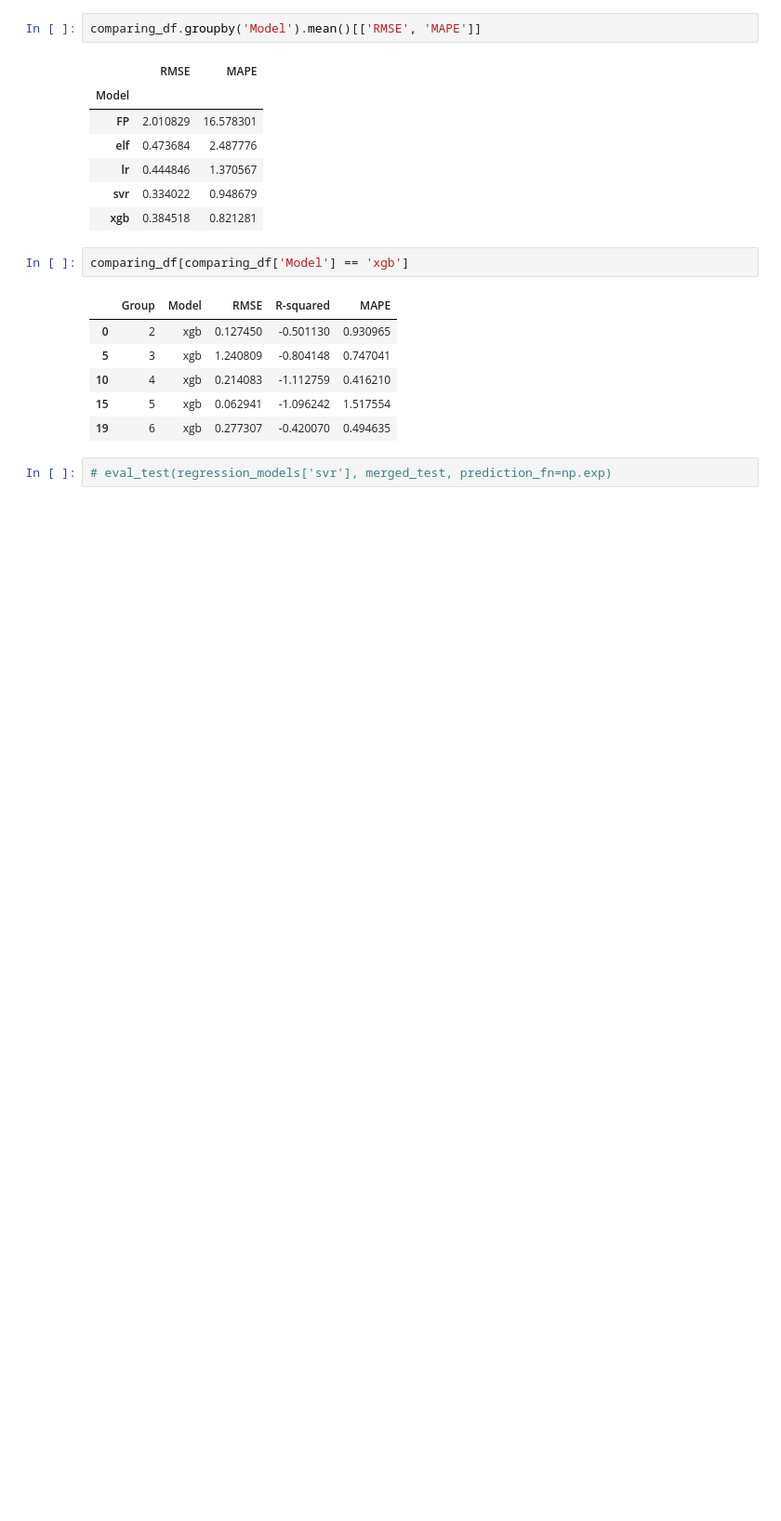
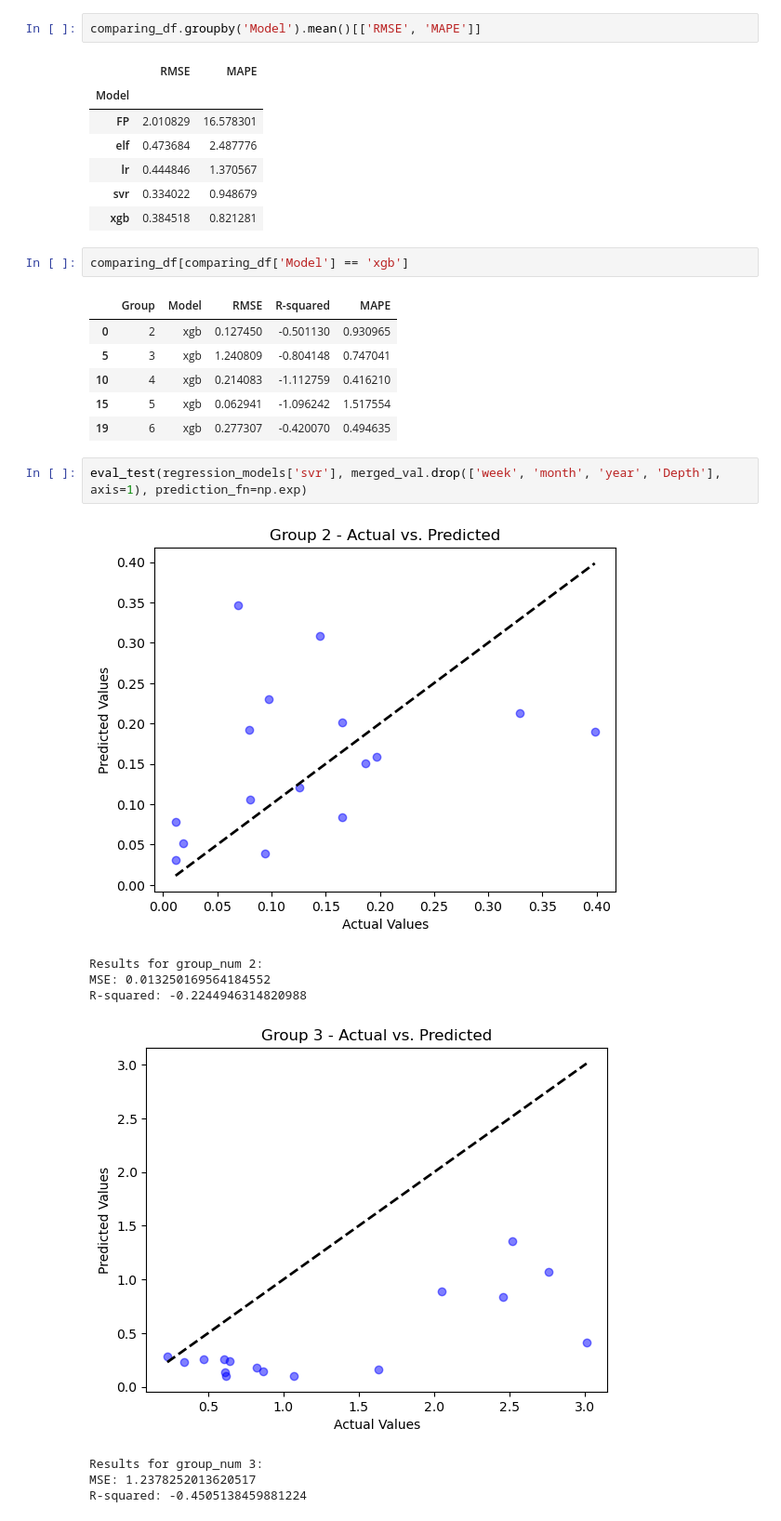
Before and after one commit to dvirla/KinneretPhytoBiomass, a Jupyter notebook: eda_and_models.ipynb, the cells around one changed output. Shown at 93% size. Saved outputs shown, nothing was run; the diff lists cells and outputs as text; blank space fills up the shorter version.

```diff
--- a/eda_and_models.ipynb
+++ b/eda_and_models.ipynb
@@ -281,4 +288,13 @@ comparing_df[comparing_df['Model'] == 'xgb']
 | 15 | 5 | xgb | 0.062941 | -1.096242 | 1.517554 |
 | 19 | 6 | xgb | 0.277307 | -0.420070 | 0.494635 |
 # %%
-# eval_test(regression_models['svr'], merged_test, prediction_fn=np.exp)
+eval_test(regression_models['svr'], merged_val.drop(['week', 'month', 'year', 'Depth'], axis=1), prediction_fn=np.exp)
+# %% [output]
+[figure, added]
+Results for group_num 2:
+MSE: 0.013250169564184552
+R-squared: -0.2244946314820988
+[figure, added]
+Results for group_num 3:
+MSE: 1.2378252013620517
+R-squared: -0.4505138459881224
```
Also changed, not shown: parts of 18 cells of this notebook.
